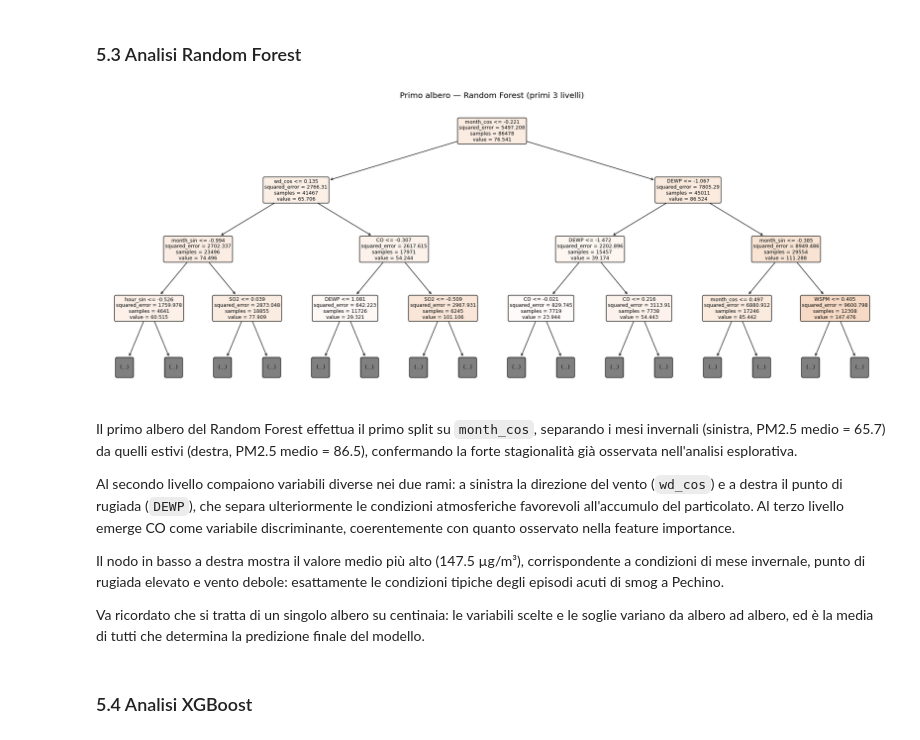
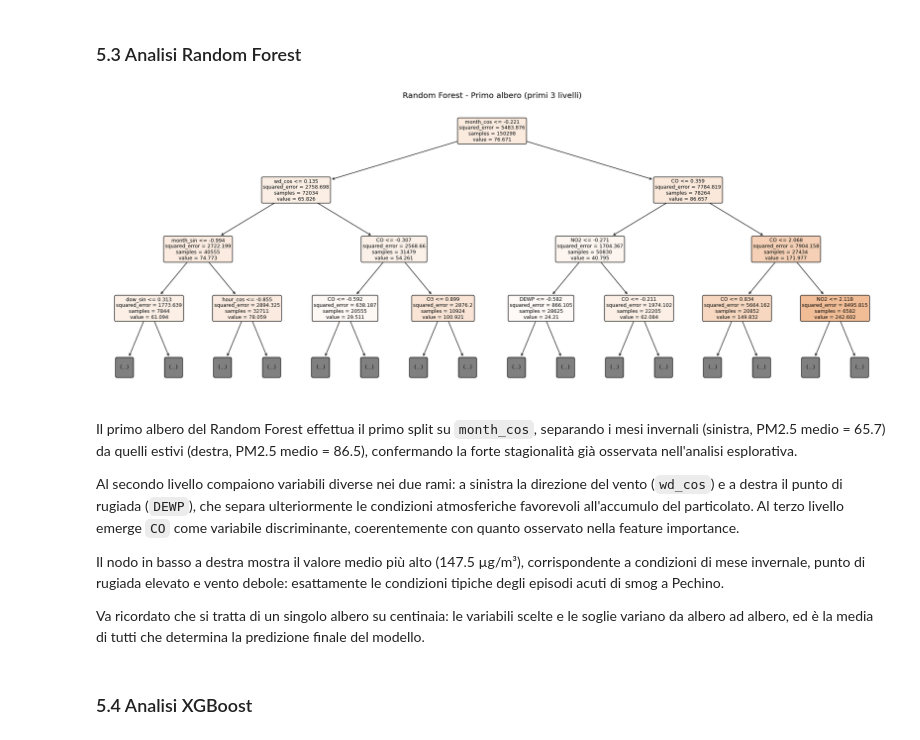
Before and after one commit to cirobassi11/air-quality-prediction, a Jupyter notebook: air_quality_prediction.ipynb, the cells around one changed output. Cells and saved outputs as stored; diff of their text form; code cells hidden in the pictures.

```diff
--- a/air_quality_prediction.ipynb
+++ b/air_quality_prediction.ipynb
@@ -868,20 +868,27 @@ from sklearn.ensemble import RandomForestRegressor
 
 rf = Pipeline([
     ('scaler', StandardScaler()),
-    ('regr', RandomForestRegressor(
-        random_state=SEED,
-        n_jobs=-1,
-        max_depth=10,
-        n_estimators=50,
-        max_samples=0.3,
-        max_features='sqrt'
-    ))
+    ('regr', RandomForestRegressor(random_state=SEED, n_jobs=5))
 ])
 
 param_dist = {
-    'regr__max_depth': [8, 10, 15],
+    'regr__n_estimators':      [300, 500, 700],
+    'regr__max_depth':         [8, 10, 12, 15],
+    'regr__min_samples_split': [10, 20, 30],
+    'regr__min_samples_leaf':  [5, 10, 15],
+    'regr__max_features':      ['sqrt'],
+    'regr__max_samples':       [0.3, 0.4, 0.5, 0.6],
 }
 
-rs_rf = RandomizedSearchCV(rf, param_dist, n_iter=3, cv=5, scoring='r2', random_state=SEED, n_jobs=-1)
+rs_rf = RandomizedSearchCV(
+    rf, param_dist,
+    n_iter=50, cv=tscv,
+    scoring='r2',
+    random_state=SEED,
+    n_jobs=2
+)
+
+rs_rf = RandomizedSearchCV(rf, param_dist, n_iter=10, cv=tscv, scoring='r2', random_state=SEED, n_jobs=-1)
+
 %time rs_rf.fit(X_train, y_train)
 # %% [output]
@@ -1111,26 +1116,26 @@ Sul fronte negativo, TEMP e CO×TEMP hanno i coefficienti più grandi in valore
 # %%
 from sklearn.tree import plot_tree
 
 singolo_albero = rs_rf.best_estimator_['regr'].estimators_[0]
 
 plt.figure(figsize=(20, 8))
 plot_tree(
     singolo_albero,
     max_depth=3,
     feature_names=X_train.columns.tolist(),
     filled=True,
     rounded=True,
     fontsize=9
 )
-plt.title('Primo albero — Random Forest (primi 3 livelli)')
+plt.title('Random Forest - Primo albero (primi 3 livelli)')
 plt.tight_layout()
 plt.show()
 # %% [output]
-[figure, old version]
+[figure, new version]
 # %% [markdown]
 Il primo albero del Random Forest effettua il primo split su `month_cos`, separando i mesi invernali (sinistra, PM2.5 medio = 65.7) da quelli estivi (destra, PM2.5 medio = 86.5), confermando la forte stagionalità già osservata nell'analisi esplorativa.
 
-Al secondo livello compaiono variabili diverse nei due rami: a sinistra la direzione del vento (`wd_cos`) e a destra il punto di rugiada (`DEWP`), che separa ulteriormente le condizioni atmosferiche favorevoli all'accumulo del particolato. Al terzo livello emerge CO come variabile discriminante, coerentemente con quanto osservato nella feature importance.
+Al secondo livello compaiono variabili diverse nei due rami: a sinistra la direzione del vento (`wd_cos`) e a destra il punto di rugiada (`DEWP`), che separa ulteriormente le condizioni atmosferiche favorevoli all'accumulo del particolato. Al terzo livello emerge `CO` come variabile discriminante, coerentemente con quanto osservato nella feature importance.
 
 Il nodo in basso a destra mostra il valore medio più alto (147.5 µg/m³), corrispondente a condizioni di mese invernale, punto di rugiada elevato e vento debole: esattamente le condizioni tipiche degli episodi acuti di smog a Pechino.
 
```
Also changed, not shown: parts of 56 cells of this notebook.
